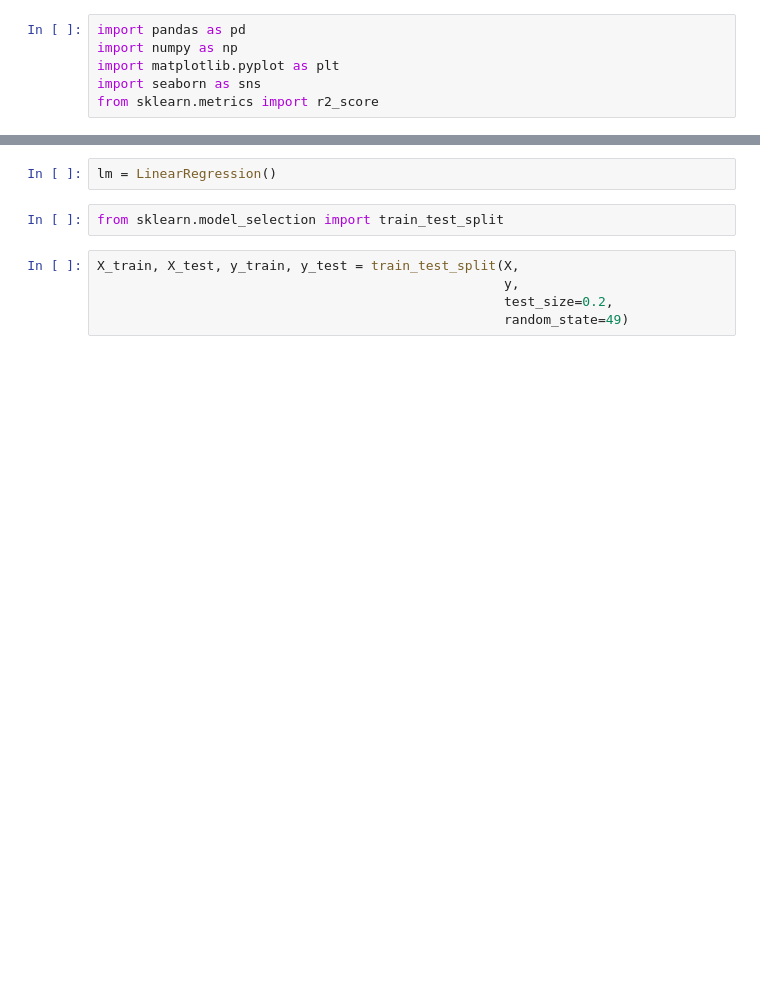
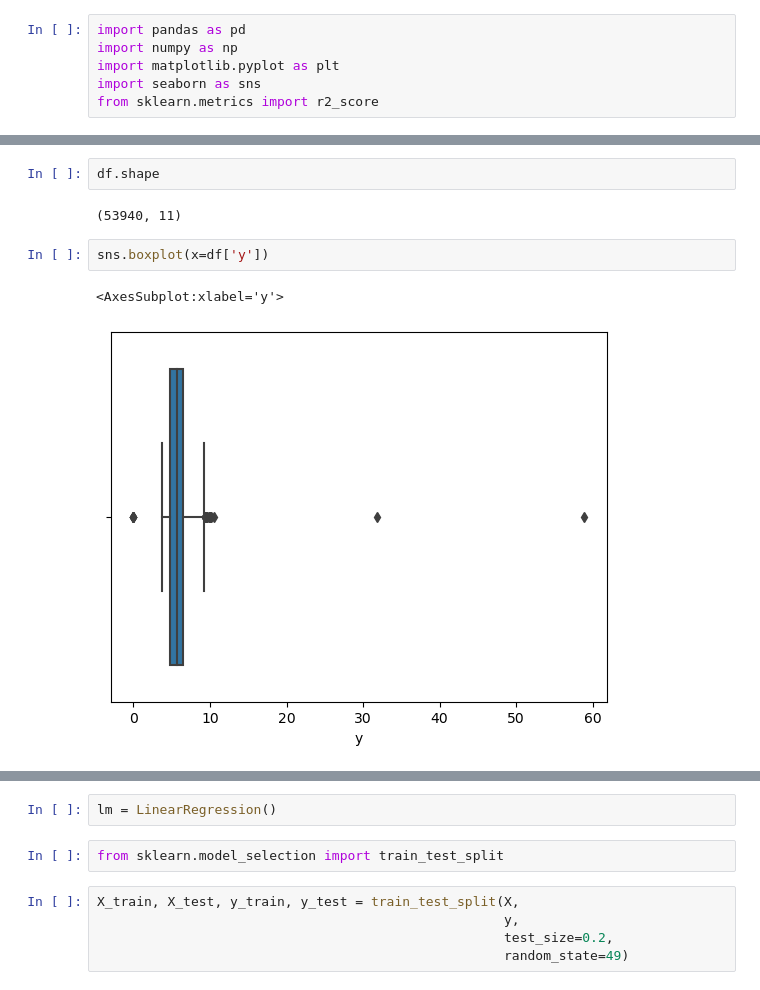
Before and after one commit to The-DigitalAcademy/innovators_diamondRegression_ML, a Jupyter notebook: regression.ipynb, the cells around one changed output, grey strips where cells are left out. Saved outputs shown, nothing was run; the diff lists cells and outputs as text; blank space fills up the shorter version.

```diff
--- a/regression.ipynb
+++ b/regression.ipynb
@@ -6,0 +46,9 @@ from sklearn.metrics import r2_score
+# %%
+df.shape
+# %% [output]
+(53940, 11)
+# %%
+sns.boxplot(x=df['y'])
+# %% [output]
+<AxesSubplot:xlabel='y'>
+[figure, added]
```
Also changed, not shown: parts of 27 cells of this notebook.
